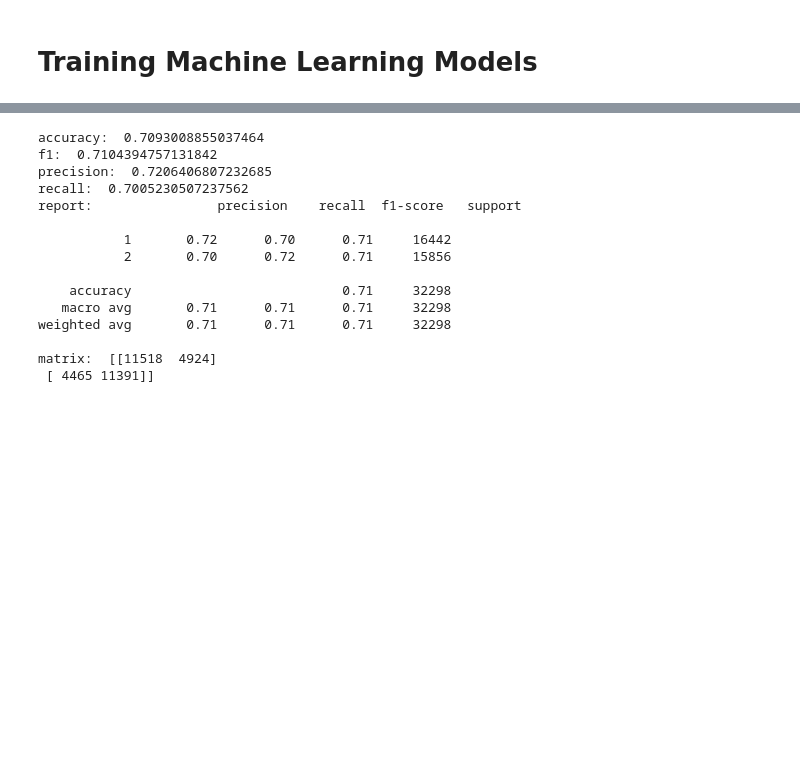
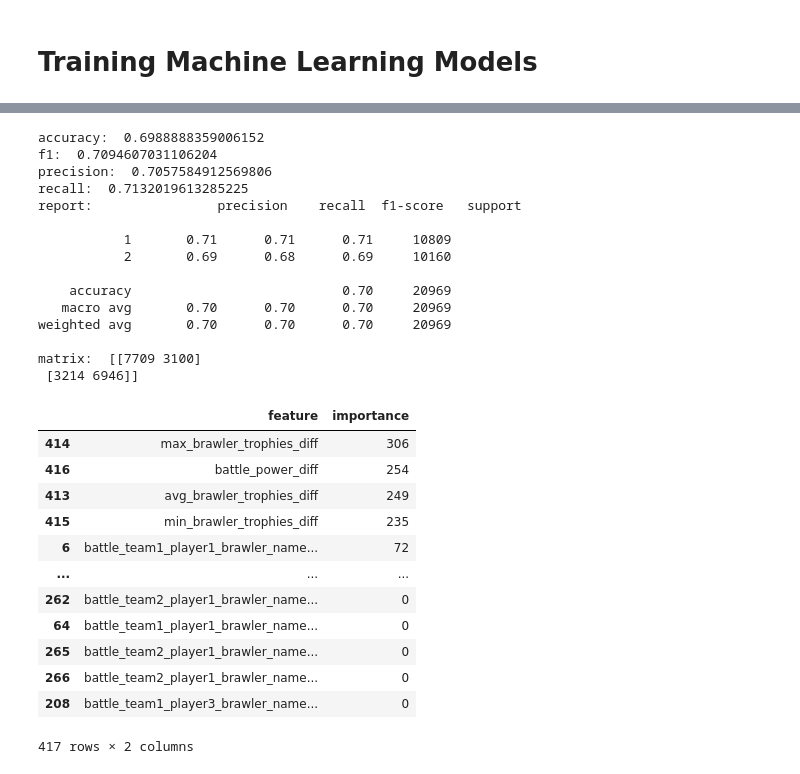
Before and after one commit to aquinteros/BrawlStars_Analytics, a Jupyter notebook: bs_ml_training.ipynb, the cells around one changed output, grey strips where cells are left out. Cells and saved outputs as stored; diff of their text form; code cells hidden in the pictures; blank space fills up the shorter version.

```diff
--- a/bs_ml_training.ipynb
+++ b/bs_ml_training.ipynb
@@ -187,41 +186,69 @@ def metrics_capturing(df):
 	f1 = f1_score(df['winner_team'], df['prediction_label'])
 	precision = precision_score(df['winner_team'], df['prediction_label'])
 	recall = recall_score(df['winner_team'], df['prediction_label'])
-	report = classification_report(df['winner_team'], df['prediction_label'])
-	matrix = confusion_matrix(df['winner_team'], df['prediction_label'])
+	# report = classification_report(df['winner_team'], df['prediction_label'])
+	# matrix = confusion_matrix(df['winner_team'], df['prediction_label'])
 
-	return accuracy, f1, precision, recall, report, matrix
+	# return accuracy, f1, precision, recall, report, matrix
+	return accuracy, f1, precision, recall
 
 accuracy, f1, precision, recall, report, matrix = metrics_capturing(predictions)
 print('accuracy: ', accuracy)
 print('f1: ', f1)
 print('precision: ', precision)
 print('recall: ', recall)
-print('report: ', report)
-print('matrix: ', matrix)
+# print('report: ', report)
+# print('matrix: ', matrix)
 
 # save metrics
 metrics = pd.DataFrame({
-		'accuracy': [accuracy],
-		'f1': [f1],
-		'precision': [precision],
-		'recall': [recall],
+		'event_mode': event_mode,
+		'accuracy': accuracy,
+		'f1': f1,
+		'precision': precision,
+		'recall': recall,
 })
 
 metrics.to_json('bs_metrics.json')
 # %% [output]
-accuracy:  0.7093008855037464
-f1:  0.7104394757131842
-precision:  0.7206406807232685
-recall:  0.7005230507237562
+accuracy:  0.6988888359006152
+f1:  0.7094607031106204
+precision:  0.7057584912569806
+recall:  0.7132019613285225
 report:                precision    recall  f1-score   support
 
-           1       0.72      0.70      0.71     16442
-           2       0.70      0.72      0.71     15856
+           1       0.71      0.71      0.71     10809
+           2       0.69      0.68      0.69     10160
 
-    accuracy                           0.71     32298
-   macro avg       0.71      0.71      0.71     32298
-weighted avg       0.71      0.71      0.71     32298
+    accuracy                           0.70     20969
+   macro avg       0.70      0.70      0.70     20969
+weighted avg       0.70      0.70      0.70     20969
 
-matrix:  [[11518  4924]
- [ 4465 11391]]
+matrix:  [[7709 3100]
+ [3214 6946]]
+# %%
+# get feature importance
+feature_importance = pd.DataFrame({
+		'feature': model_finalized.booster_.feature_name(),
+		'importance': model_finalized.feature_importances_
+		})
+
+feature_importance.sort_values(by='importance', ascending=False, inplace=True)
+
+feature_importance.to_json('resources/bs_feature_importance.json', orient='records')
+
+feature_importance
+# %% [output]
+|  | feature | importance |
+| 414 | max_brawler_trophies_diff | 306 |
+| 416 | battle_power_diff | 254 |
+| 413 | avg_brawler_trophies_diff | 249 |
+| 415 | min_brawler_trophies_diff | 235 |
+| 6 | battle_team1_player1_brawler_name... | 72 |
+| ... | ... | ... |
+| 262 | battle_team2_player1_brawler_name... | 0 |
+| 64 | battle_team1_player1_brawler_name... | 0 |
+| 265 | battle_team2_player1_brawler_name... | 0 |
+| 266 | battle_team2_player1_brawler_name... | 0 |
+| 208 | battle_team1_player3_brawler_name... | 0 |
+417 rows × 2 columns
```
Also changed, not shown: parts of 14 cells of this notebook, 3 other files.
